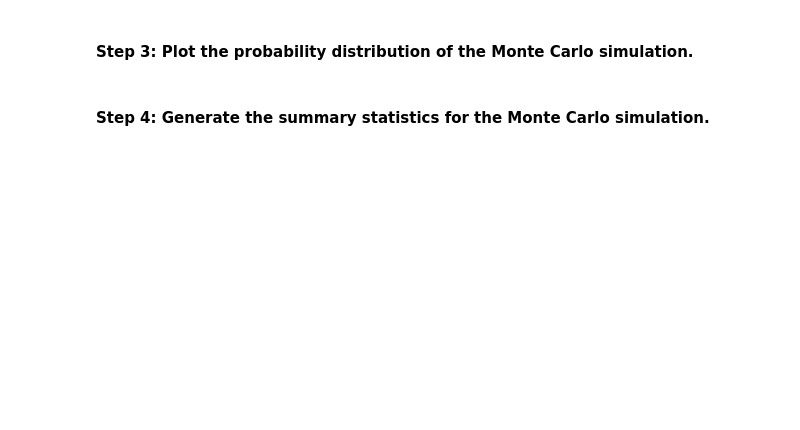
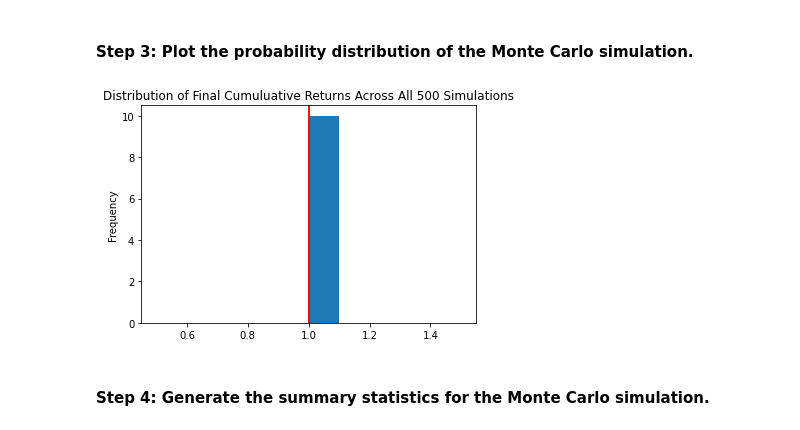
Before and after one commit to santiago-pesantez/financial-planner, a Jupyter notebook: financial_planning_tools.ipynb, the cells around one changed output. Saved outputs shown, nothing was run; the diff lists cells and outputs as text; code cells hidden in the pictures; blank space fills up the shorter version.

```diff
--- a/financial_planning_tools.ipynb
+++ b/financial_planning_tools.ipynb
@@ -494,7 +568,10 @@ In this section, you’ll use the MCForecastTools library to create a Monte Carl
 # %%
 # Visualize the probability distribution of the 30-year Monte Carlo simulation
 # by plotting a histogram
 # YOUR CODE HERE
+mc_plot = mc_30_years.plot_distribution()
+# %% [output]
+[figure, added]
 # %% [markdown]
 #### Step 4: Generate the summary statistics for the Monte Carlo simulation.
 # %%
```
Also changed, not shown: parts of 18 cells of this notebook.
